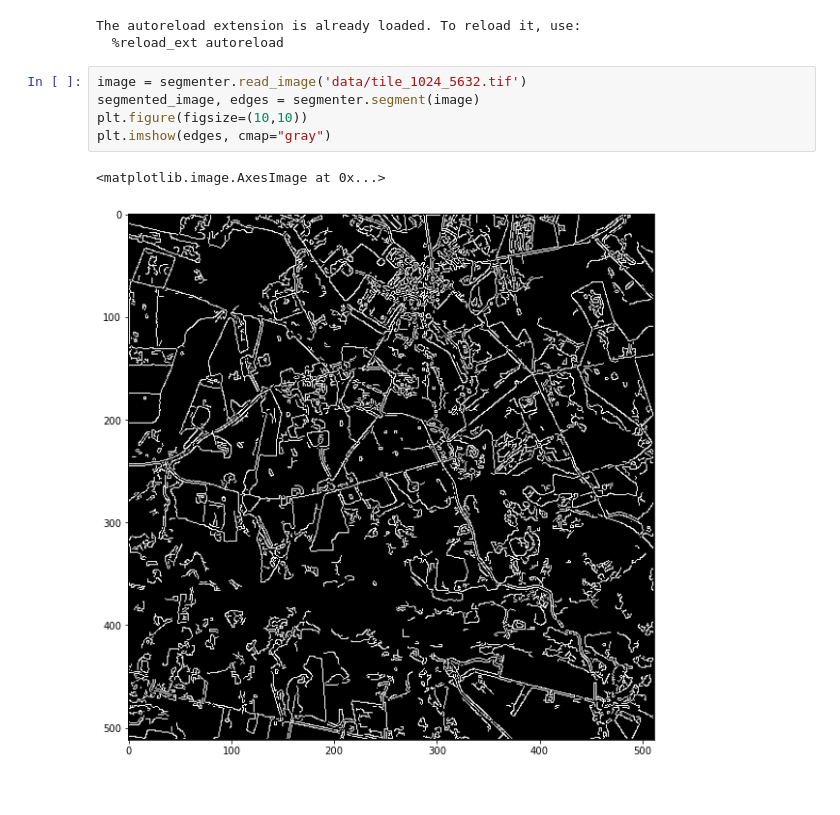
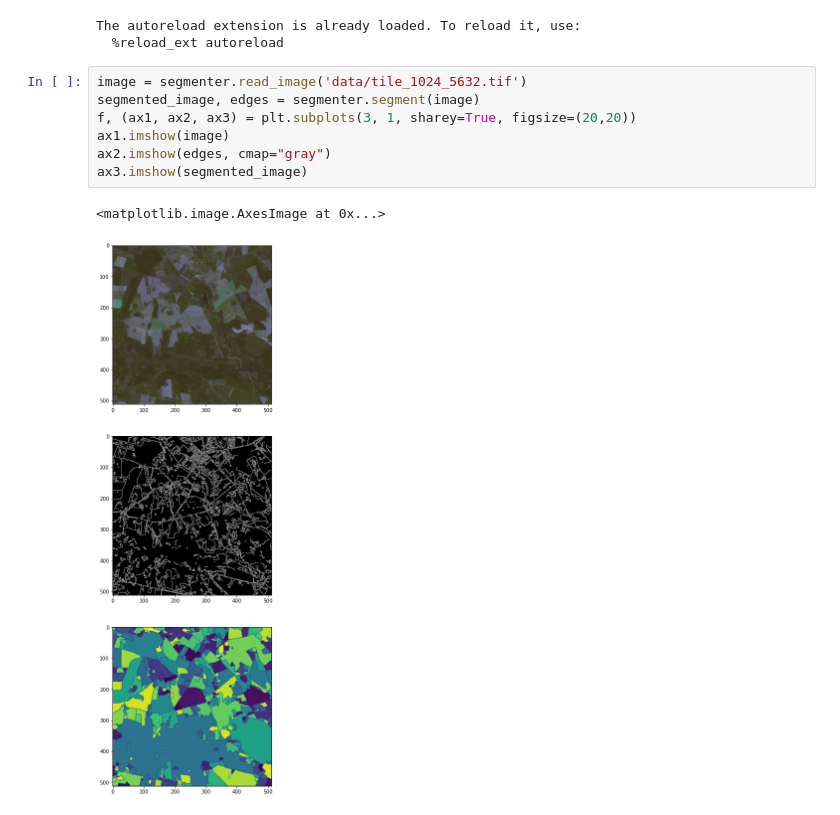
Before and after one commit to rometaidla/agriculture-segmenter, a Jupyter notebook: watershed_segmentation.ipynb, the cells around one changed output. Cells and saved outputs as stored; diff of their text form.

Commit message:
Showing original image added.

```diff
--- a/watershed_segmentation.ipynb
+++ b/watershed_segmentation.ipynb
@@ -10,8 +10,10 @@ The autoreload extension is already loaded. To reload it, use:
 # %%
 image = segmenter.read_image('data/tile_1024_5632.tif')
 segmented_image, edges = segmenter.segment(image)
-plt.figure(figsize=(10,10))
-plt.imshow(edges, cmap="gray")
+f, (ax1, ax2, ax3) = plt.subplots(3, 1, sharey=True, figsize=(20,20))
+ax1.imshow(image)
+ax2.imshow(edges, cmap="gray")
+ax3.imshow(segmented_image)
 # %% [output]
 <matplotlib.image.AxesImage at 0x...>
-[figure, old version]
+[figure, new version]
```
Also changed, not shown: parts of 1 cell of this notebook.
